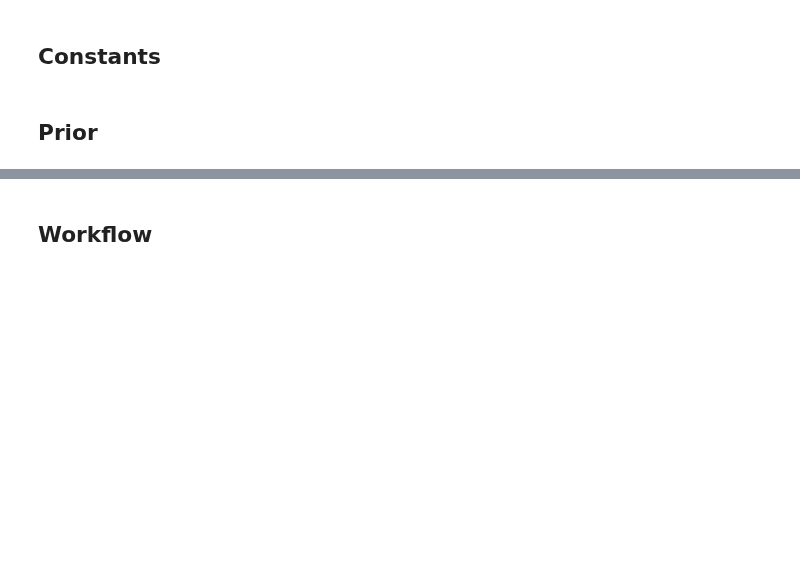
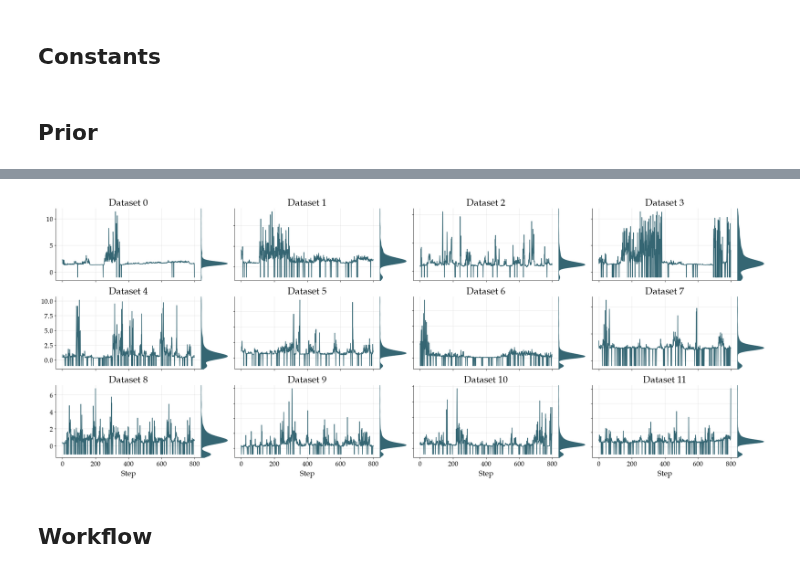
Before and after one commit to LuSchumacher/superstats, a Jupyter notebook: examples/experimental/data_application_01.ipynb, the cells around one changed output, grey strips where cells are left out. Drawn from its saved outputs; the diff is of its cells as text; code cells hidden in the pictures; blank space fills up the shorter version.

```diff
--- a/examples/experimental/data_application_01.ipynb
+++ b/examples/experimental/data_application_01.ipynb
@@ -54,18 +57,20 @@ fig = joint_prior.plot_joint_prior(num_trajectories=10)
 # %%
 ddm = sup.simulation.sample_ddm
 
-generative_model = sup.GenerativeModel(
+model = sup.Model(
     prior=joint_prior,
-    model=ddm,
+    simulator=ddm,
 )
 # %%
-fig = generative_model.plot_push_forward(
+fig = model.plot_push_forward(
     num_sim=12,
     num_steps=NUM_STEPS,
     data_dim=0,
     kind="trajectory",
     num_cols=4,
 )
+# %% [output]
+[figure, added]
 # %% [markdown]
 ## Workflow
 # %%
```
Also changed, not shown: parts of 9 cells of this notebook, 14 other files.
